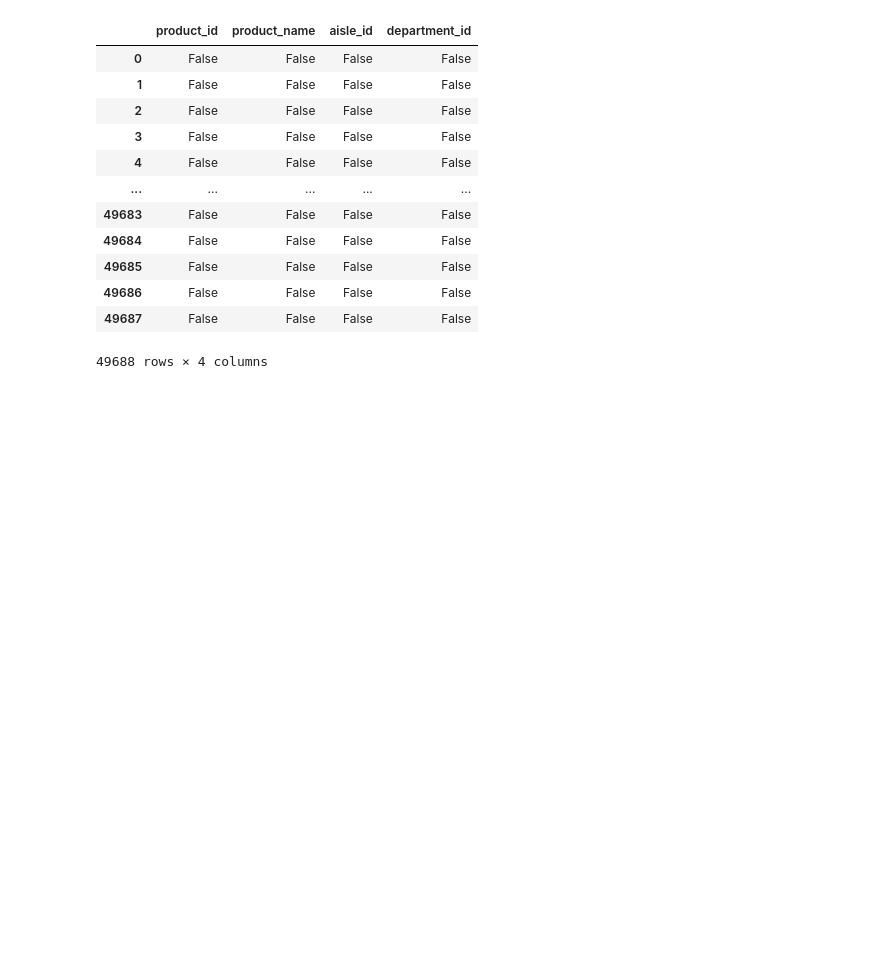
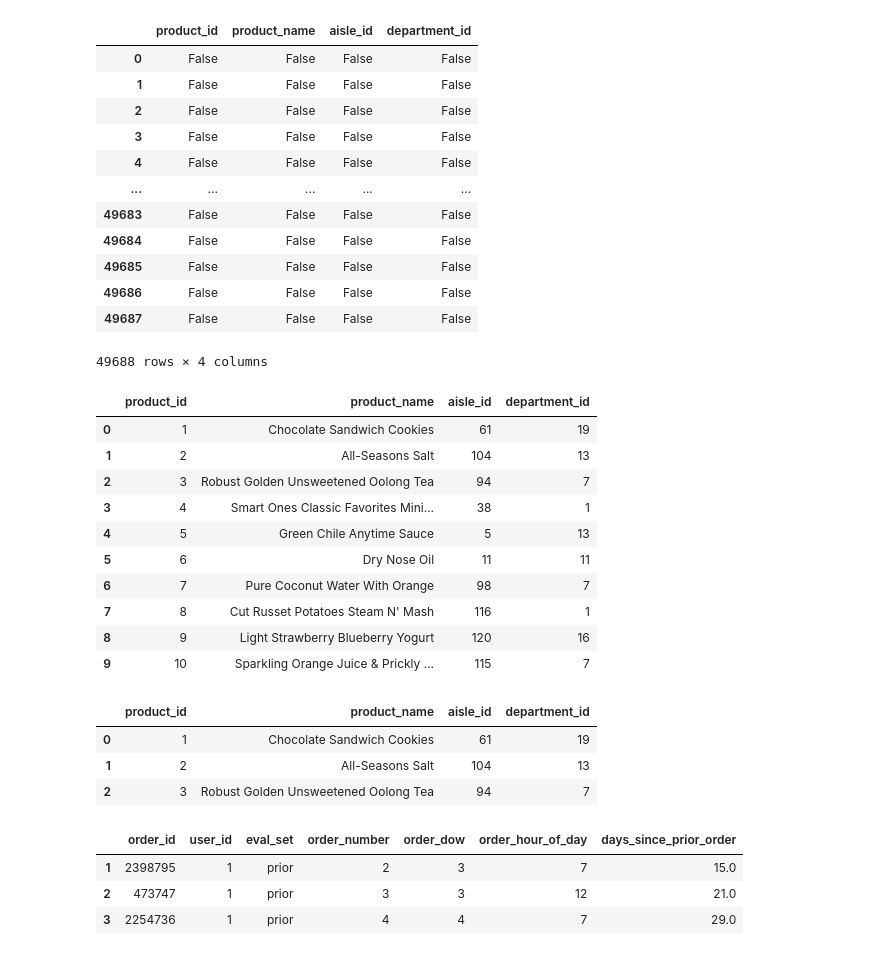
Before and after one commit to kithulovali/instacart-eda, a Jupyter notebook: notebooks/instacart-eda.ipynb, the cells around one changed output. Cells and saved outputs as stored; diff of their text form; code cells hidden in the pictures; blank space fills up the shorter version.

```diff
--- a/notebooks/instacart-eda.ipynb
+++ b/notebooks/instacart-eda.ipynb
@@ -204,4 +205,29 @@ products.isnull()
 products.dropna(inplace = True)
 # %%
 products.head(10)
-products.tail(10)
+# %% [output]
+|  | product_id | product_name | aisle_id | department_id |
+| 0 | 1 | Chocolate Sandwich Cookies | 61 | 19 |
+| 1 | 2 | All-Seasons Salt | 104 | 13 |
+| 2 | 3 | Robust Golden Unsweetened Oolong Tea | 94 | 7 |
+| 3 | 4 | Smart Ones Classic Favorites Mini... | 38 | 1 |
+| 4 | 5 | Green Chile Anytime Sauce | 5 | 13 |
+| 5 | 6 | Dry Nose Oil | 11 | 11 |
+| 6 | 7 | Pure Coconut Water With Orange | 98 | 7 |
+| 7 | 8 | Cut Russet Potatoes Steam N' Mash | 116 | 1 |
+| 8 | 9 | Light Strawberry Blueberry Yogurt | 120 | 16 |
+| 9 | 10 | Sparkling Orange Juice & Prickly ... | 115 | 7 |
+# %%
+products.head(3)
+# %% [output]
+|  | product_id | product_name | aisle_id | department_id |
+| 0 | 1 | Chocolate Sandwich Cookies | 61 | 19 |
+| 1 | 2 | All-Seasons Salt | 104 | 13 |
+| 2 | 3 | Robust Golden Unsweetened Oolong Tea | 94 | 7 |
+# %%
+orders.head(3)
+# %% [output]
+|  | order_id | user_id | eval_set | order_number | order_dow | order_hour_of_day | days_since_prior_order |
+| 1 | 2398795 | 1 | prior | 2 | 3 | 7 | 15.0 |
+| 2 | 473747 | 1 | prior | 3 | 3 | 12 | 21.0 |
+| 3 | 2254736 | 1 | prior | 4 | 4 | 7 | 29.0 |
```
Also changed, not shown: parts of 2 cells of this notebook.
